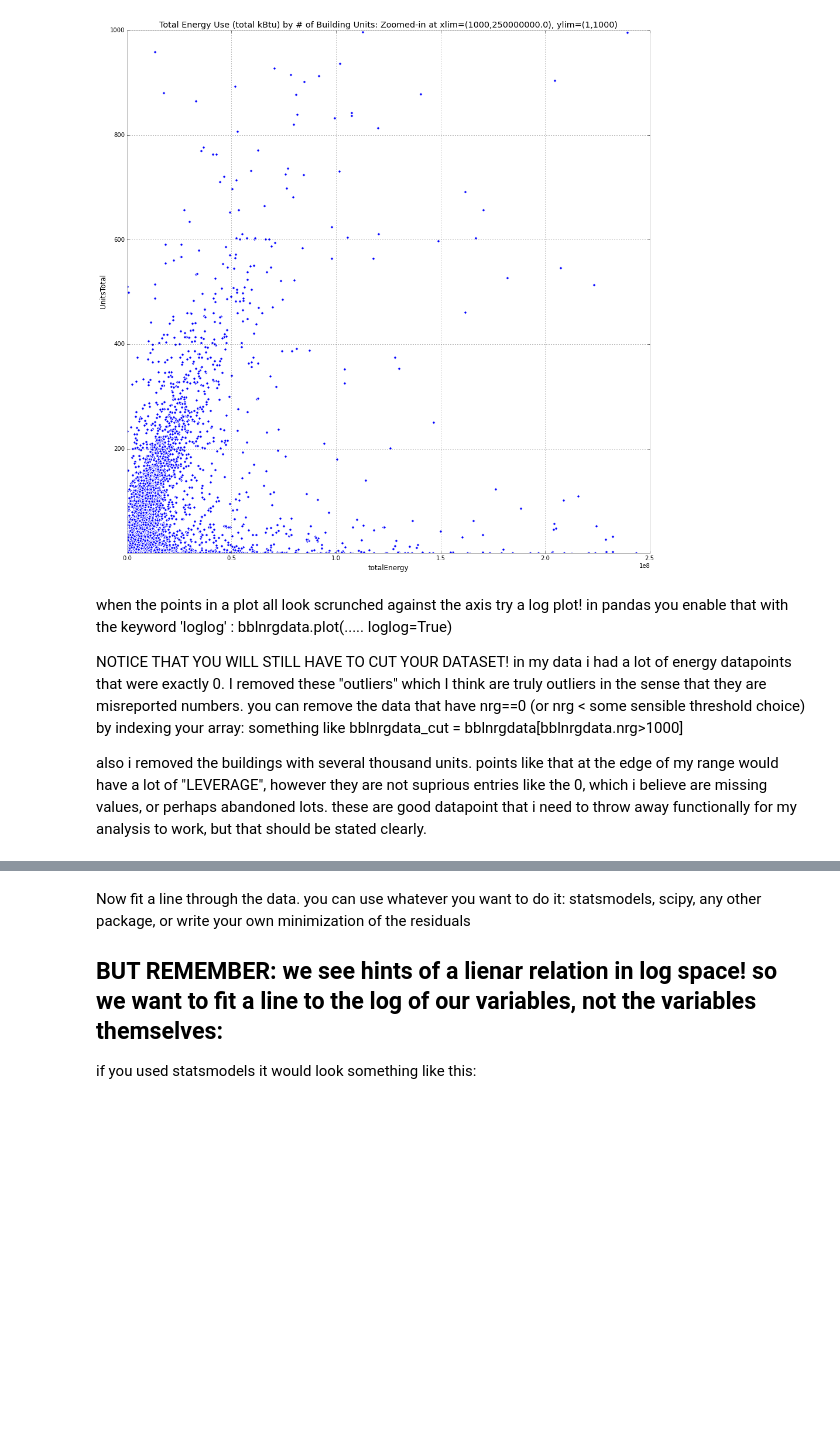
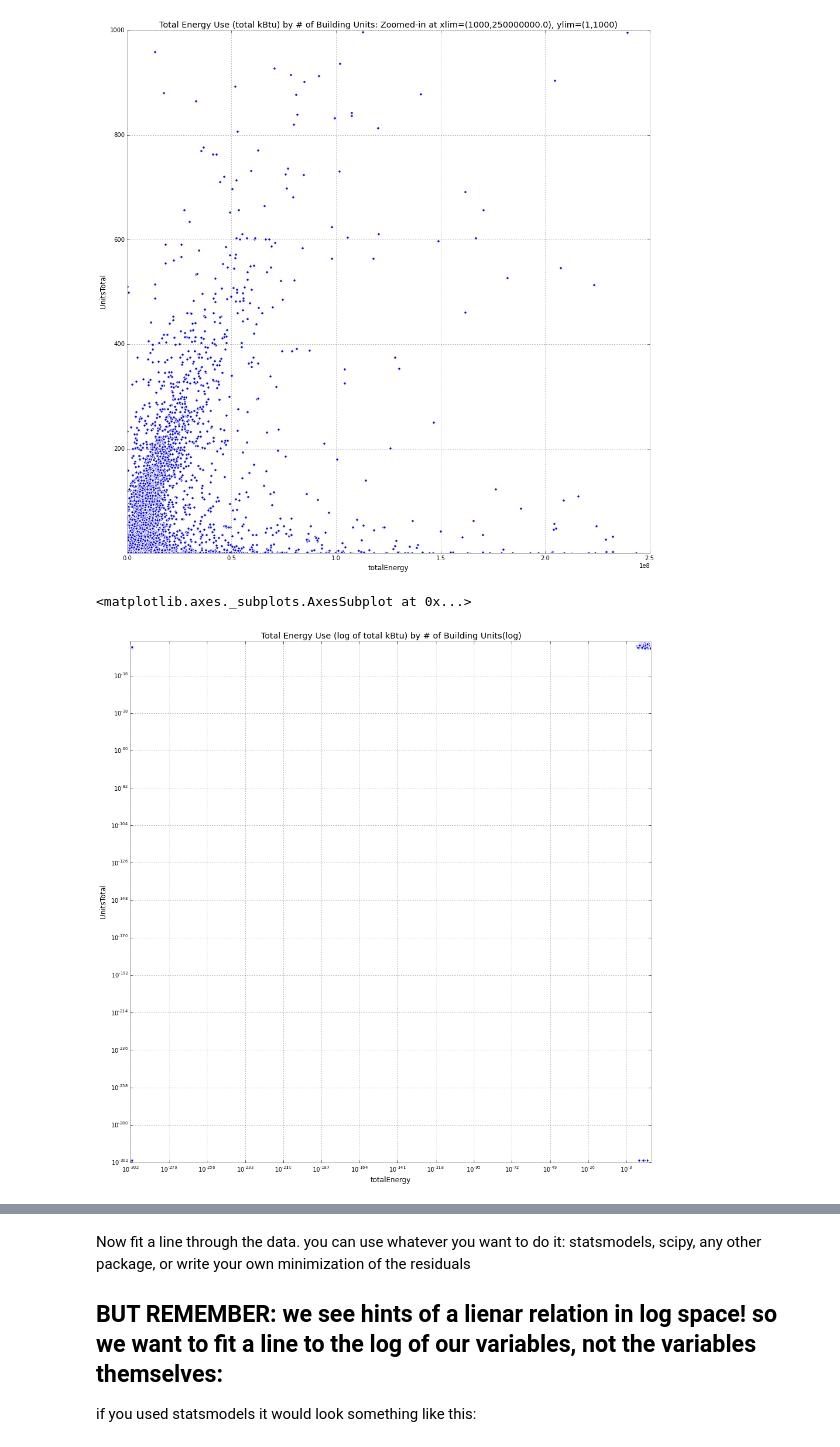
Before and after one commit to dcrull/PUI2015_dcrull, a Jupyter notebook: HW5/HW5_1_building_nrg_instructions.ipynb, the cells around one changed output, grey strips where cells are left out. Cells and saved outputs as stored; diff of their text form; code cells hidden in the pictures; blank space fills up the shorter version.

```diff
--- a/HW5/HW5_1_building_nrg_instructions.ipynb
+++ b/HW5/HW5_1_building_nrg_instructions.ipynb
@@ -204,11 +205,9 @@ bblnrgbsize_cut.plot(kind='scatter', x="totalEnergy", y="UnitsTotal", figsize=(1
 # %% [output]
 <matplotlib.axes._subplots.AxesSubplot at 0x...>
 [figure]
-# %% [markdown]
-when the points in a plot all look scrunched against the axis try a log plot! in pandas you enable that with the keyword 'loglog' :
-bblnrgdata.plot(..... loglog=True)
-
-NOTICE THAT YOU WILL STILL HAVE TO CUT YOUR DATASET! in my data i had a lot of energy datapoints that were exactly 0. I removed these "outliers" which I think are truly outliers in the sense that they are misreported numbers. you can remove the data that have nrg==0 (or nrg < some sensible threshold choice) by indexing your array:
-something like bblnrgdata_cut = bblnrgdata[bblnrgdata.nrg>1000]
-
-also i removed the buildings with several thousand units. points like that at the edge of my range would have a lot of "LEVERAGE", however  they are not suprious entries like the 0, which i believe are missing values, or perhaps abandoned lots. these are good datapoint that i need to throw away functionally for my analysis to work, but that should be stated clearly.
+# %%
+# log of x,y
+bblnrgbsize_cut.plot(kind='scatter', x="totalEnergy", y="UnitsTotal", figsize=(16,16), loglog=True, title='Total Energy Use (log of total kBtu) by # of Building Units(log)')
+# %% [output]
+<matplotlib.axes._subplots.AxesSubplot at 0x...>
+[figure, added]
```
Also changed, not shown: parts of 4 cells of this notebook.
